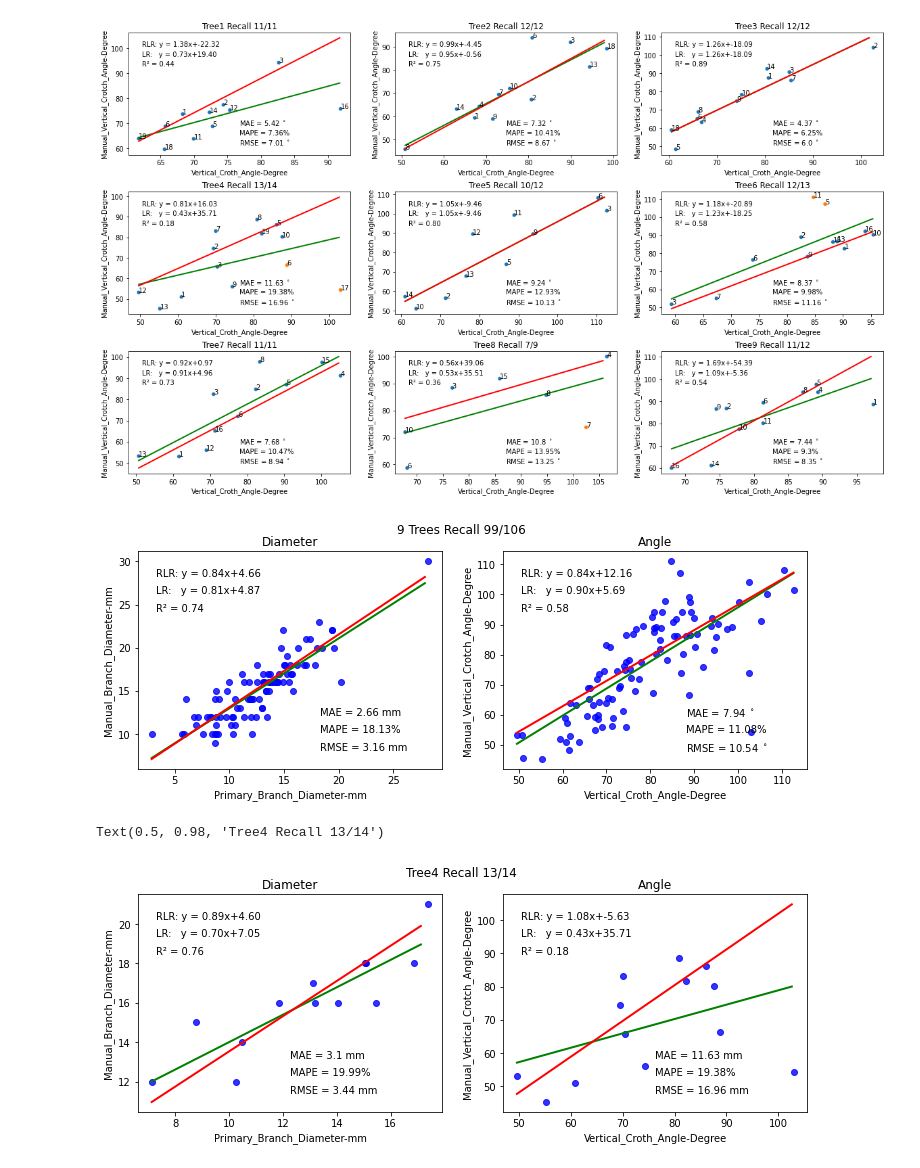
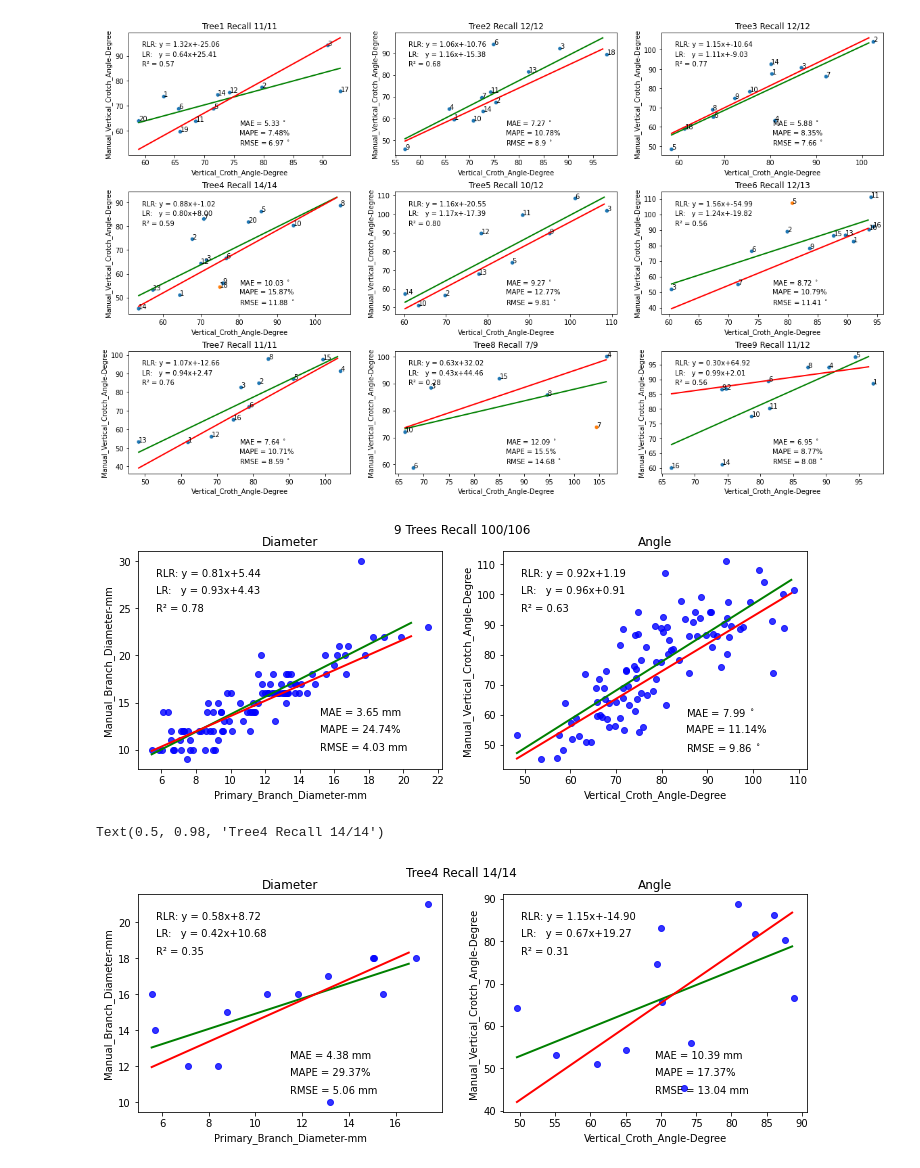
Before and after one commit to suptimq/AppleQSM, a Jupyter notebook: code/notebook/plot_branch_corr.ipynb, the cells around one changed output. Drawn from its saved outputs; the diff is of its cells as text; code cells hidden in the pictures.

```diff
--- a/code/notebook/plot_branch_corr.ipynb
+++ b/code/notebook/plot_branch_corr.ipynb
@@ -126,9 +126,11 @@ def evaluation(sensor_measurement, x, y):
 field_measurement_filepath = Path(r"D:\Data\Apple_Orchard\Lailiang_Cheng\Field_Measurements.xlsx")
 
 data_folder = Path(r'D:\Code\Apple_Crop_Potential_Prediction\data\characterization')
-exp_id =  'characterization_final'
+exp_id =  'multiplier_by_3_cpc_sphere_radius_002'
+exp_ref_id = 'multiplier_by_3'
 data_folder = data_folder / exp_id
 excel_files = sorted(glob(str(data_folder / 'tree*.xlsx')))
+print(excel_files)
 
-save_folder = data_folder / 'all_characterization'
+save_folder = data_folder
 save_folder.mkdir(exist_ok=True)
@@ -146,7 +154,7 @@ fig, axs = plt.subplots(nrows=nrows, ncols=ncols, figsize=(20, 12))
 plt.subplots_adjust(wspace=None, hspace=0.3)
 
 
-for index, characterization_filepath in enumerate(excel_files[:]):
+for index, characterization_filepath in enumerate(excel_files[:-1]):
 
     row = index // ncols
     col = index % ncols
@@ -158,11 +166,15 @@ for index, characterization_filepath in enumerate(excel_files[:]):
     field_measurement_df = pd.read_excel(field_measurement_filepath, sheet_name=tree_id.capitalize())
 
     characterization_excel = openpyxl.load_workbook(str(characterization_filepath))
+    ref_characterization_filepath = Path(characterization_filepath).parents[1] / exp_ref_id / os.path.basename(characterization_filepath)
+    ref_sensor_measurement_excel = openpyxl.load_workbook(str(ref_characterization_filepath))
     calibrated_sensor_measurement_gt = None
 
     sheetname = characterization_excel.sheetnames[0]
     sensor_measurement_df = pd.read_excel(str(characterization_filepath), sheet_name=sheetname)
-    calibrated_sensor_measurement_df = calibrate_branch_trait_from_other_excel(sensor_measurement_df, field_measurement_df)
+    ref_sensor_measurement_df = pd.read_excel(str(ref_characterization_filepath), sheet_name=sheetname)
+
+    calibrated_sensor_measurement_df = calibrate_branch_trait_from_other_excel(ref_sensor_measurement_df, field_measurement_df)
 
     sensor_measurement_df_reset = sensor_measurement_df.set_index('Branch ID')
     calibrated_sensor_measurement_df_reset = calibrated_sensor_measurement_df.set_index('Branch ID')
@@ -215,7 +227,7 @@ fig, axs = plt.subplots(nrows=nrows, ncols=ncols, figsize=(20, 12))
 plt.subplots_adjust(wspace=None, hspace=0.3)
 
 
-for index, characterization_filepath in enumerate(excel_files[:]):
+for index, characterization_filepath in enumerate(excel_files[:-1]):
 
     row = index // ncols
     col = index % ncols
@@ -227,11 +239,15 @@ for index, characterization_filepath in enumerate(excel_files[:]):
     field_measurement_df = pd.read_excel(field_measurement_filepath, sheet_name=tree_id.capitalize())
 
     characterization_excel = openpyxl.load_workbook(str(characterization_filepath))
+    ref_characterization_filepath = Path(characterization_filepath).parents[1] / exp_ref_id / os.path.basename(characterization_filepath)
+    ref_sensor_measurement_excel = openpyxl.load_workbook(str(ref_characterization_filepath))
     calibrated_sensor_measurement_gt = None
 
     sheetname = characterization_excel.sheetnames[0]
     sensor_measurement_df = pd.read_excel(str(characterization_filepath), sheet_name=sheetname)
-    calibrated_sensor_measurement_df = calibrate_branch_trait_from_other_excel(sensor_measurement_df, field_measurement_df)
+    ref_sensor_measurement_df = pd.read_excel(str(ref_characterization_filepath), sheet_name=sheetname)
+
+    calibrated_sensor_measurement_df = calibrate_branch_trait_from_other_excel(ref_sensor_measurement_df, field_measurement_df)
 
     sensor_measurement_df_reset = sensor_measurement_df.set_index('Branch ID')
     calibrated_sensor_measurement_df_reset = calibrated_sensor_measurement_df.set_index('Branch ID')
@@ -270,7 +286,7 @@ for index, characterization_filepath in enumerate(excel_files[:]):
 
 plt.savefig(str(save_folder / 'Angle.png'), dpi=300)
 # %% [output]
-[figure, old version]
+[figure, new version]
 # %%
 fig, axes = plt.subplots(nrows=1, ncols=2, figsize=(12,4))
 
@@ -311,7 +327,7 @@ ax.set_title('Angle')
 fig.suptitle(f'9 Trees Recall {all_sensor_measurement}/{all_field_measurement}')
 plt.savefig(str(save_folder / 'All_New.png'), dpi=300)
 # %% [output]
-[figure, old version]
+[figure, new version]
 # %%
 all_tree_df.to_csv(str(save_folder / 'all_tree.csv'))
 # %%
@@ -322,7 +338,7 @@ characterization_filepath = excel_files[3]
 tree_id = Path(characterization_filepath).stem
 tree_id = tree_id.split('_')[0]
 
-field_measurement_df = pd.read_excel(field_measurement_filepath, sheet_name=tree_id.capitalize())
+field_measurement_df = pd.read_excel(field_measurement_filepath, sheet_name=tree_id[:1].upper()+tree_id[1:])
 
 characterization_excel = openpyxl.load_workbook(str(characterization_filepath))
 calibrated_sensor_measurement_gt = None
@@ -351,35 +367,35 @@ sns.regplot(x=x_axis, y=y_axis, data=valid_sensor_measurement_df, ci=None, fit_r
 ax.plot(lr_x, lr_y, color="green", linewidth=2, label="Linear regressor")
 ax.plot(ransac_lr_x, ransac_lr_y, color="red", linewidth=2, label="RANSAC regressor")
 ax.text(0.06, 0.9, f'RLR: y = {rlr_coef[0][0]:.2f}x+{rlr_intercept[0]:.2f}', horizontalalignment='left', verticalalignment='center', transform=ax.transAxes)
 ax.text(0.06, 0.82, f'LR:   y = {lr_coef[0][0]:.2f}x+{lr_intercept[0]:.2f}', horizontalalignment='left', verticalalignment='center', transform=ax.transAxes)
 ax.text(0.06, 0.74, f'R\u00b2 = {lr_score:.2f}', horizontalalignment='left', verticalalignment='center', transform=ax.transAxes)
 ax.text(0.5, 0.26, f"MAE = {metrics['MAE']} mm", horizontalalignment='left', verticalalignment='center', transform=ax.transAxes)
 ax.text(0.5, 0.18, f"MAPE = {metrics['MAPE']}%", horizontalalignment='left', verticalalignment='center', transform=ax.transAxes)
 ax.text(0.5, 0.1, f"RMSE = {metrics['RMSE']} mm", horizontalalignment='left', verticalalignment='center', transform=ax.transAxes)
 ax.set_title('Diameter')
 
 ax = axes[1]
 x_axis = 'Vertical_Croth_Angle-Degree'
 y_axis = 'Manual_Vertical_Crotch_Angle-Degree'
 metrics = evaluation(valid_sensor_measurement_df, x=x_axis, y=y_axis)
 lr_x, lr_y, lr_coef, lr_intercept, lr_score = metrics['LR']
 ransac_lr_x, ransac_lr_y, rlr_coef, rlr_intercept, rlr_score = metrics['RLR']
 sns.regplot(x=x_axis, y=y_axis, data=valid_sensor_measurement_df, ci=None, fit_reg=False, robust=False, scatter_kws={"color": "blue"}, line_kws={"color": "red"}, ax=ax)
 ax.plot(lr_x, lr_y, color="green", linewidth=2, label="Linear regressor")
 ax.plot(ransac_lr_x, ransac_lr_y, color="red", linewidth=2, label="RANSAC regressor")
 ax.text(0.06, 0.9, f'RLR: y = {rlr_coef[0][0]:.2f}x+{rlr_intercept[0]:.2f}', horizontalalignment='left', verticalalignment='center', transform=ax.transAxes)
 ax.text(0.06, 0.82, f'LR:   y = {lr_coef[0][0]:.2f}x+{lr_intercept[0]:.2f}', horizontalalignment='left', verticalalignment='center', transform=ax.transAxes)
 ax.text(0.06, 0.74, f'R\u00b2 = {lr_score:.2f}', horizontalalignment='left', verticalalignment='center', transform=ax.transAxes)
 ax.text(0.5, 0.26, f"MAE = {metrics['MAE']} mm", horizontalalignment='left', verticalalignment='center', transform=ax.transAxes)
 ax.text(0.5, 0.18, f"MAPE = {metrics['MAPE']}%", horizontalalignment='left', verticalalignment='center', transform=ax.transAxes)
 ax.text(0.5, 0.1, f"RMSE = {metrics['RMSE']} mm", horizontalalignment='left', verticalalignment='center', transform=ax.transAxes)
 ax.set_title('Angle')
 
 fig.suptitle(f'{tree_id.capitalize()} Recall {total_sensor_measurement}/{total_field_measurement}')
 # plt.savefig(str(save_folder / tree_id.capitalize()))
 # %% [output]
-Text(0.5, 0.98, 'Tree4 Recall 13/14')
+Text(0.5, 0.98, 'Tree4 Recall 14/14')
-[figure, old version]
+[figure, new version]
 # %%
 valid_sensor_measurement_df
 # %% [output]
```
Also changed, not shown: parts of 5 cells of this notebook, 4 other files.
